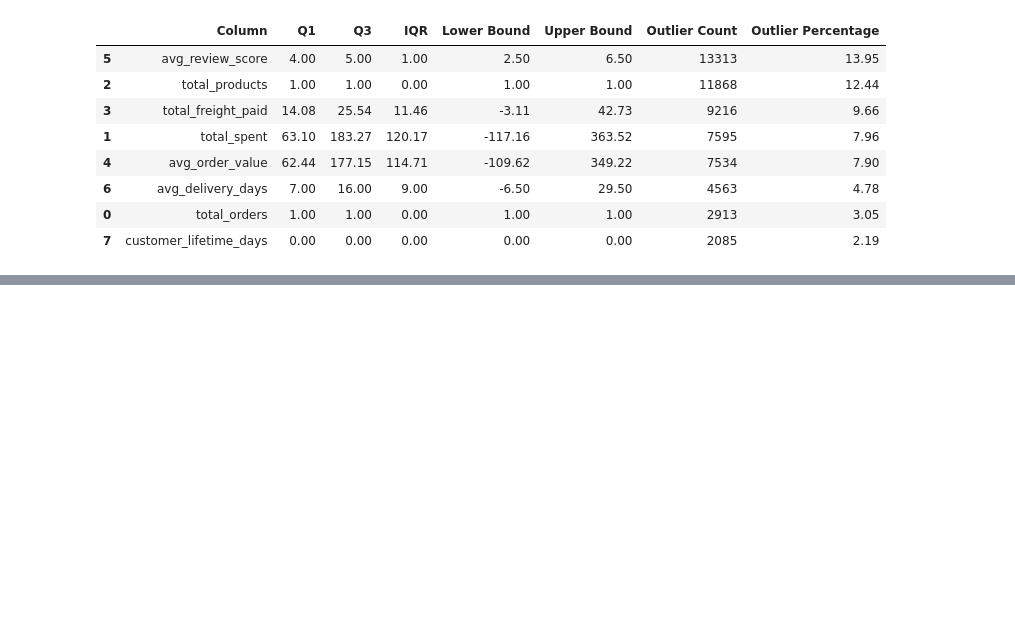
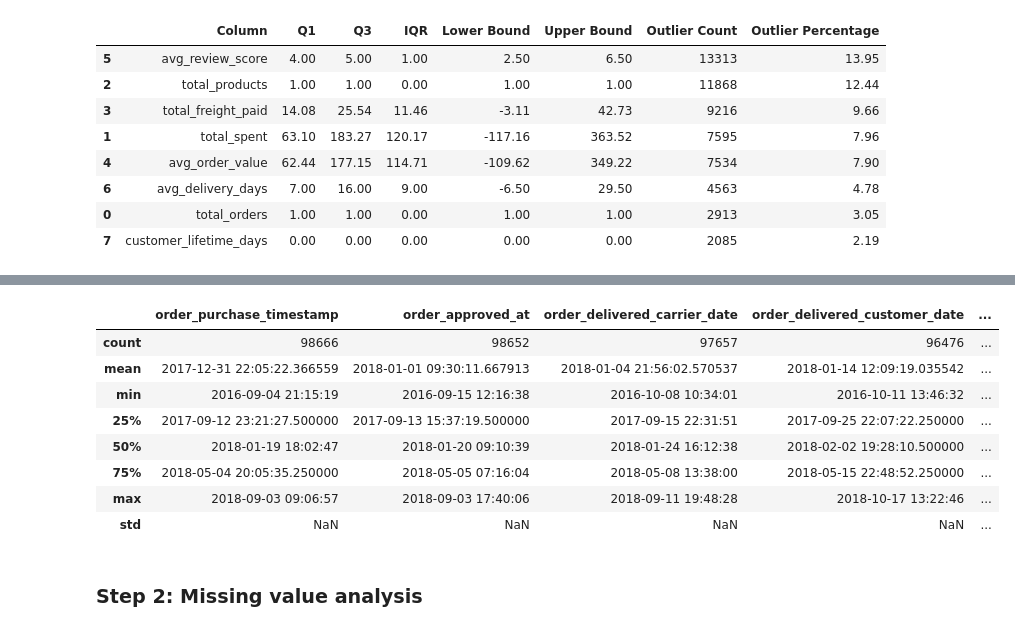
Before and after one commit to anees555/Customer-Intelligent-Platform, a Jupyter notebook: notebooks/03_data_preprocessing.ipynb, the cells around one changed output, grey strips where cells are left out. Drawn from its saved outputs; the diff is of its cells as text; code cells hidden in the pictures; blank space fills up the shorter version.

```diff
--- a/notebooks/03_data_preprocessing.ipynb
+++ b/notebooks/03_data_preprocessing.ipynb
@@ -437,0 +466,14 @@ customer_outlier_summary.sort_values(
+# %%
+order_df.describe()
+# %% [output]
+|  | order_purchase_timestamp | order_approved_at | order_delivered_carrier_date | order_delivered_customer_date | ... |
+| count | 98666 | 98652 | 97657 | 96476 | ... |
+| mean | 2017-12-31 22:05:22.366559 | 2018-01-01 09:30:11.667913 | 2018-01-04 21:56:02.570537 | 2018-01-14 12:09:19.035542 | ... |
+| min | 2016-09-04 21:15:19 | 2016-09-15 12:16:38 | 2016-10-08 10:34:01 | 2016-10-11 13:46:32 | ... |
+| 25% | 2017-09-12 23:21:27.500000 | 2017-09-13 15:37:19.500000 | 2017-09-15 22:31:51 | 2017-09-25 22:07:22.250000 | ... |
+| 50% | 2018-01-19 18:02:47 | 2018-01-20 09:10:39 | 2018-01-24 16:12:38 | 2018-02-02 19:28:10.500000 | ... |
+| 75% | 2018-05-04 20:05:35.250000 | 2018-05-05 07:16:04 | 2018-05-08 13:38:00 | 2018-05-15 22:48:52.250000 | ... |
+| max | 2018-09-03 09:06:57 | 2018-09-03 17:40:06 | 2018-09-11 19:48:28 | 2018-10-17 13:22:46 | ... |
+| std | NaN | NaN | NaN | NaN | ... |
+# %% [markdown]
+### Step 2: Missing value analysis
```
Also changed, not shown: parts of 21 cells of this notebook, 1 other file.
